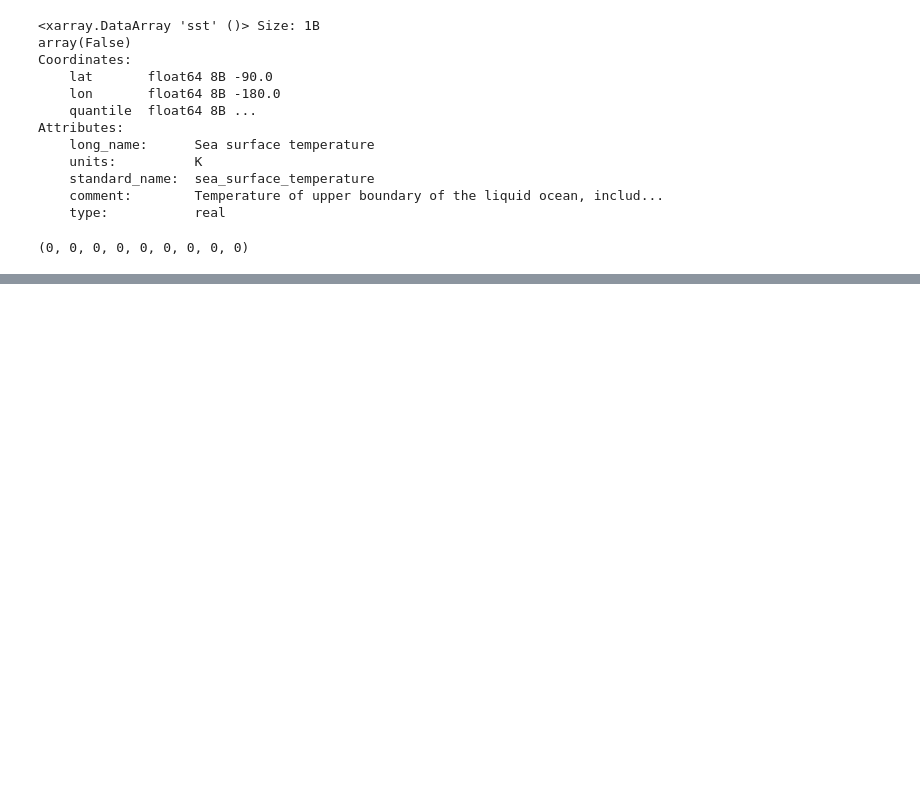
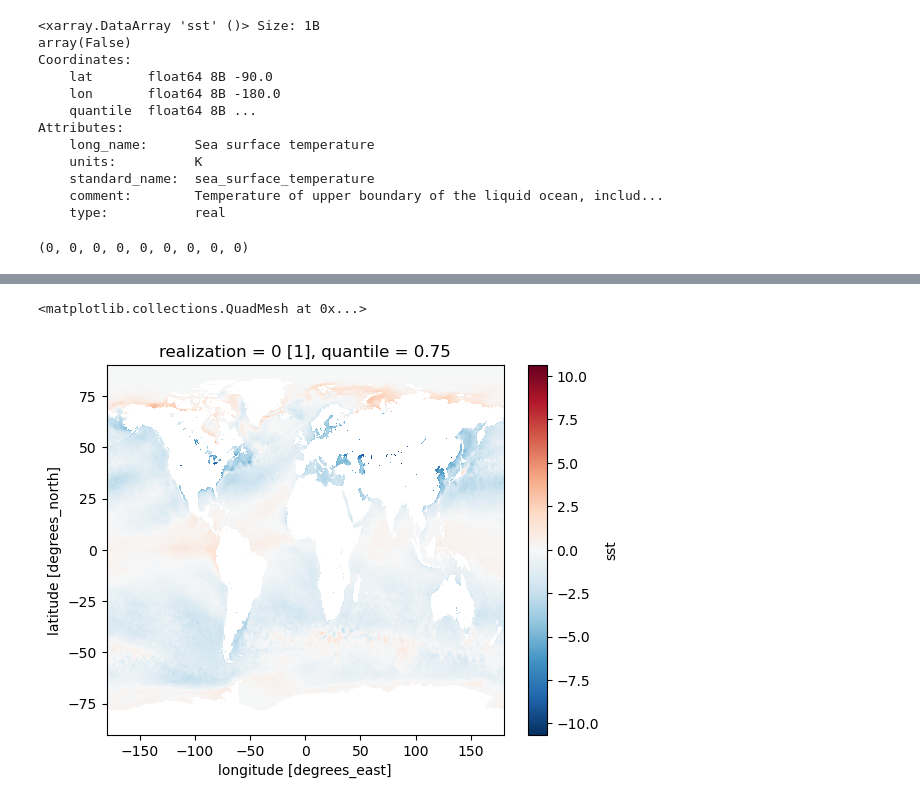
Before and after one commit to tedscott/HeatWaves, a Jupyter notebook: ProcessSSTMultipleYears.ipynb, the cells around one changed output, grey strips where cells are left out. Saved outputs shown, nothing was run; the diff lists cells and outputs as text; code cells hidden in the pictures; blank space fills up the shorter version.

```diff
--- a/ProcessSSTMultipleYears.ipynb
+++ b/ProcessSSTMultipleYears.ipynb
@@ -662,0 +655,10 @@ np.False_
+# %%
+# trying to understand what is up with 2023
+input_year = 2023
+file_path = '../../../Data/ERA5-global/Analysis/' + str(input_year) + '/download_daily_mean_sea_surface_temperature*.nc'
+dstest = xr.open_mfdataset(file_path)
+plt.figure(figsize=(10,6))
+(dstest.sst.mean(dim='time') - c_75).plot()
+# %% [output]
+<matplotlib.collections.QuadMesh at 0x...>
+[figure, added]
```
Also changed, not shown: parts of 7 cells of this notebook, 3 other files.
